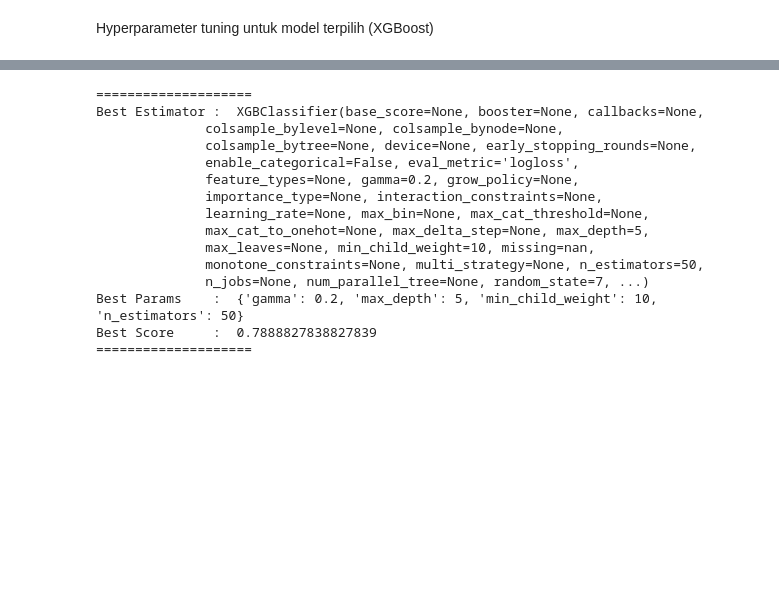
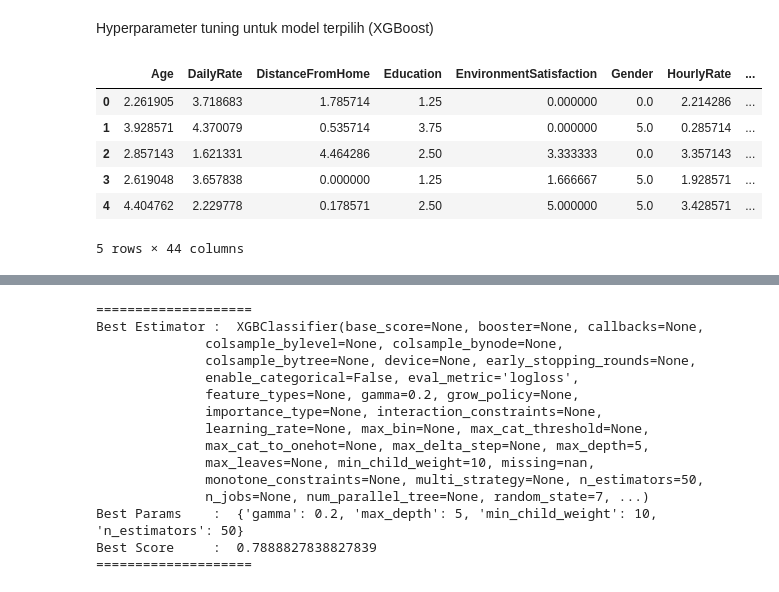
Before and after one commit to caesarmaulana01/Eksperimen_SML_T-Muhammad-Caesar-Maulana, a Jupyter notebook: preprocessing/employee_attrition.ipynb, the cells around one changed output, grey strips where cells are left out. Cells and saved outputs as stored; diff of their text form; code cells hidden in the pictures; blank space fills up the shorter version.

```diff
--- a/preprocessing/employee_attrition.ipynb
+++ b/preprocessing/employee_attrition.ipynb
@@ -962,3 +962,15 @@ plt.show()
 [figure]
 # %% [markdown]
 Hyperparameter tuning untuk model terpilih (XGBoost)
+# %%
+import pandas as pd
+df = pd.read_csv("employee_data_preprocessed.csv")
+df.head()
+# %% [output]
+|  | Age | DailyRate | DistanceFromHome | Education | EnvironmentSatisfaction | Gender | HourlyRate | ... |
+| 0 | 2.261905 | 3.718683 | 1.785714 | 1.25 | 0.000000 | 0.0 | 2.214286 | ... |
+| 1 | 3.928571 | 4.370079 | 0.535714 | 3.75 | 0.000000 | 5.0 | 0.285714 | ... |
+| 2 | 2.857143 | 1.621331 | 4.464286 | 2.50 | 3.333333 | 0.0 | 3.357143 | ... |
+| 3 | 2.619048 | 3.657838 | 0.000000 | 1.25 | 1.666667 | 5.0 | 1.928571 | ... |
+| 4 | 4.404762 | 2.229778 | 0.178571 | 2.50 | 5.000000 | 5.0 | 3.428571 | ... |
+5 rows × 44 columns
```
Also changed, not shown: parts of 4 cells of this notebook, 3 other files.
